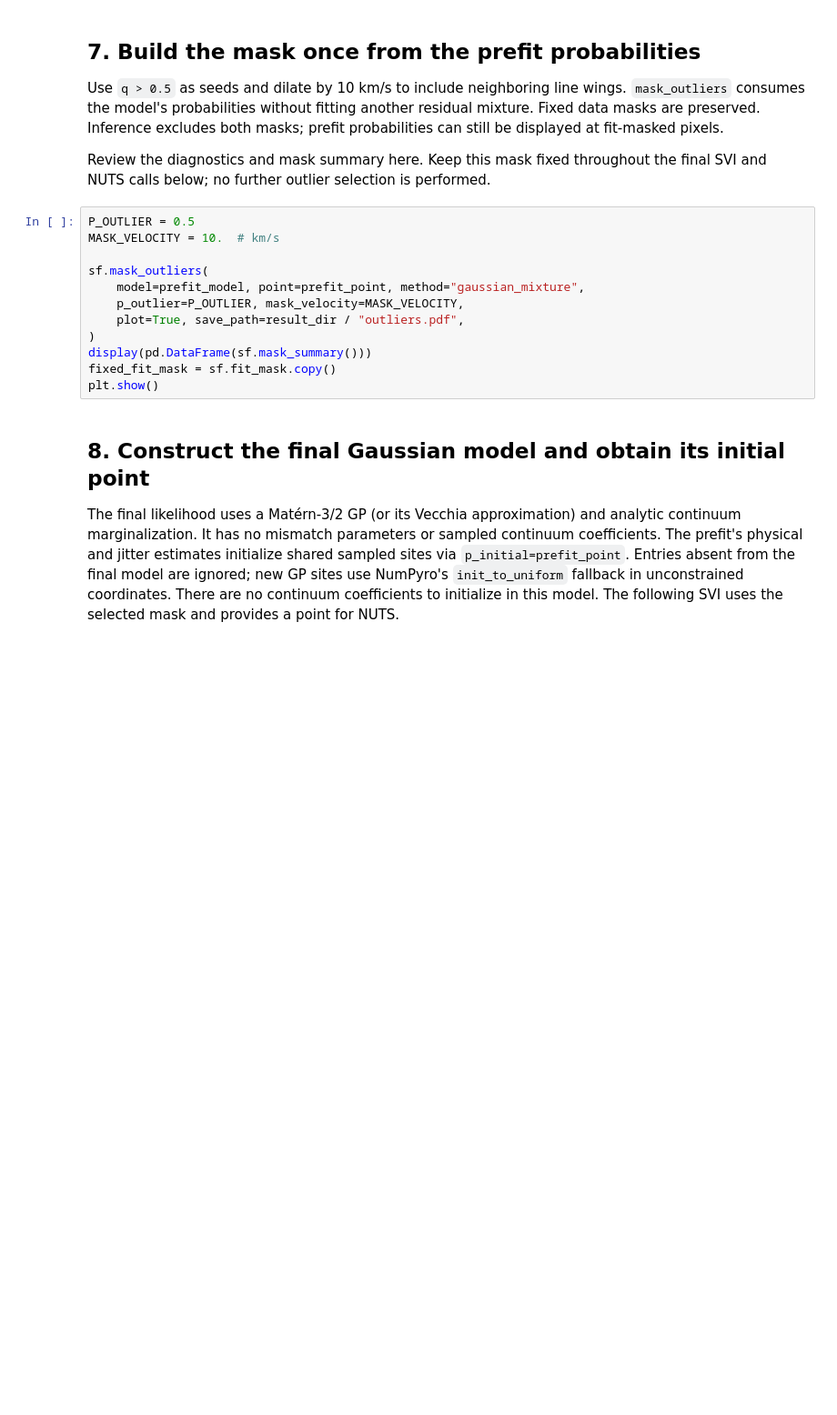
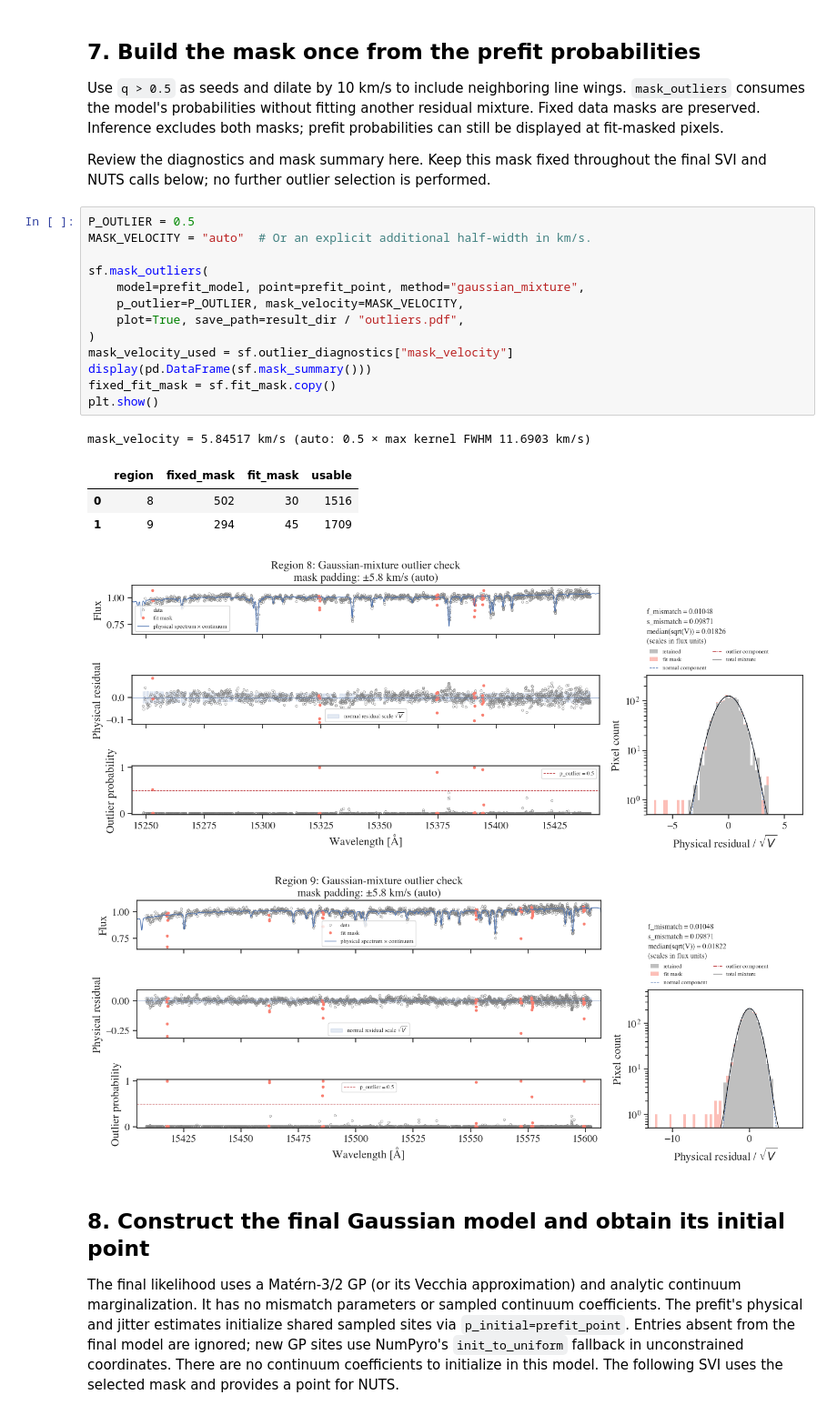
Before and after one commit to kemasuda/jaxstar, a Jupyter notebook: examples/specfit/coelho_mixture_prefit.ipynb, the cells around one changed output. Shown at 91% size. Saved outputs shown, nothing was run; the diff lists cells and outputs as text; blank space fills up the shorter version.

```diff
--- a/examples/specfit/coelho_mixture_prefit.ipynb
+++ b/examples/specfit/coelho_mixture_prefit.ipynb
@@ -267,16 +329,24 @@ Review the diagnostics and mask summary here. Keep this mask fixed throughout
 the final SVI and NUTS calls below; no further outlier selection is performed.
 # %%
 P_OUTLIER = 0.5
-MASK_VELOCITY = 10.  # km/s
+MASK_VELOCITY = "auto"  # Or an explicit additional half-width in km/s.
 
 sf.mask_outliers(
     model=prefit_model, point=prefit_point, method="gaussian_mixture",
     p_outlier=P_OUTLIER, mask_velocity=MASK_VELOCITY,
     plot=True, save_path=result_dir / "outliers.pdf",
 )
+mask_velocity_used = sf.outlier_diagnostics["mask_velocity"]
 display(pd.DataFrame(sf.mask_summary()))
 fixed_fit_mask = sf.fit_mask.copy()
 plt.show()
+# %% [output]
+mask_velocity = 5.84517 km/s (auto: 0.5 × max kernel FWHM 11.6903 km/s)
+|  | region | fixed_mask | fit_mask | usable |
+| 0 | 8 | 502 | 30 | 1516 |
+| 1 | 9 | 294 | 45 | 1709 |
+[figure, added]
+[figure, added]
 # %% [markdown]
 ## 8. Construct the final Gaussian model and obtain its initial point
 
```
Also changed, not shown: parts of 13 cells of this notebook, 5 other files.
